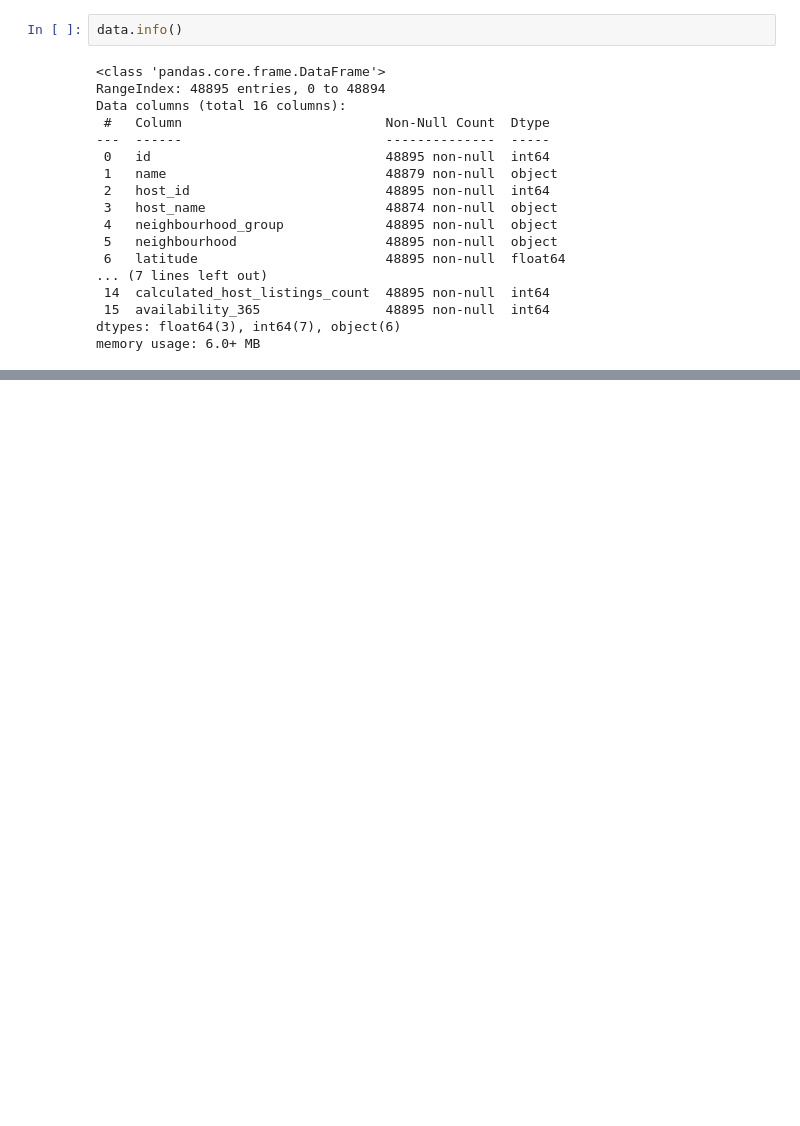
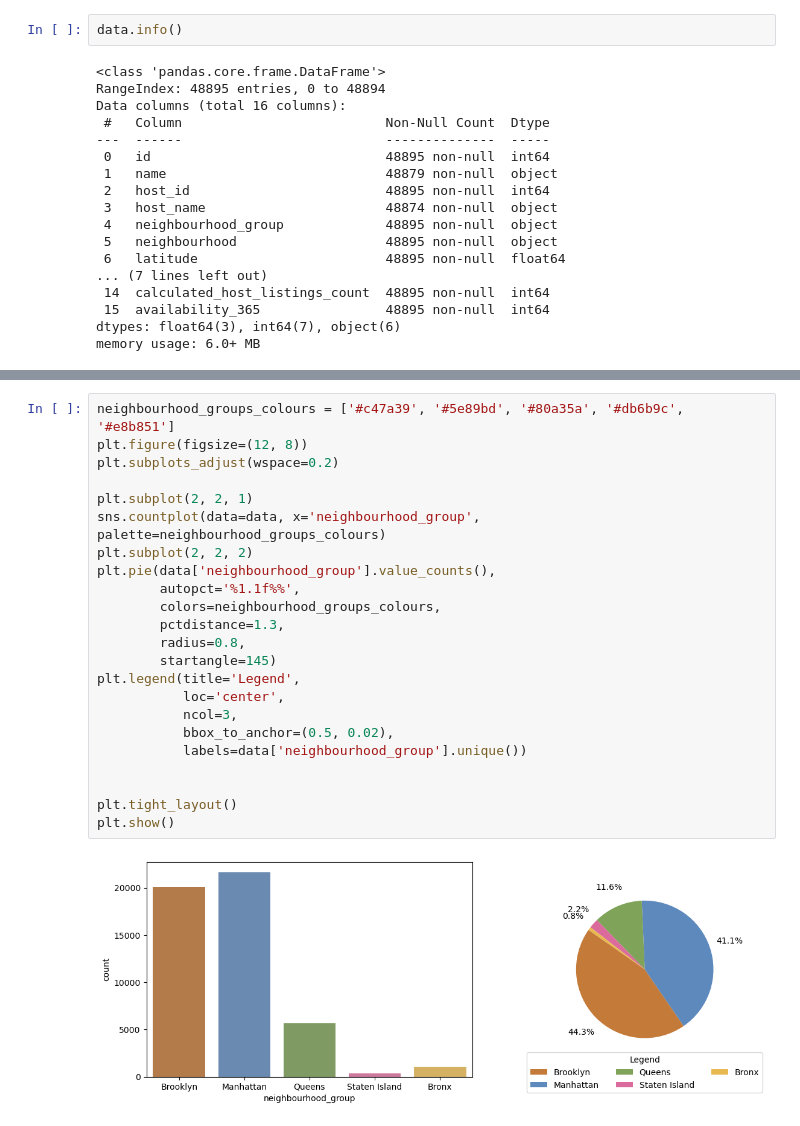
Before and after one commit to Ngugi-Joy-Grace/airbnb-business-analysis, a Jupyter notebook: analysis.ipynb, the cells around one changed output, grey strips where cells are left out. Saved outputs shown, nothing was run; the diff lists cells and outputs as text; blank space fills up the shorter version.

```diff
--- a/analysis.ipynb
+++ b/analysis.ipynb
@@ -96,0 +221,25 @@ data.head(50)
+# %%
+neighbourhood_groups_colours = ['#c47a39', '#5e89bd', '#80a35a', '#db6b9c', '#e8b851']
+plt.figure(figsize=(12, 8))
+plt.subplots_adjust(wspace=0.2)
+
+plt.subplot(2, 2, 1)
+sns.countplot(data=data, x='neighbourhood_group', palette=neighbourhood_groups_colours)
+plt.subplot(2, 2, 2)
+plt.pie(data['neighbourhood_group'].value_counts(),
+        autopct='%1.1f%%',
+        colors=neighbourhood_groups_colours,
+        pctdistance=1.3,
+        radius=0.8,
+        startangle=145)
+plt.legend(title='Legend',
+           loc='center',
+           ncol=3,
+           bbox_to_anchor=(0.5, 0.02),
+           labels=data['neighbourhood_group'].unique())
+
+
+plt.tight_layout()
+plt.show()
+# %% [output]
+[figure, added]
```
Also changed, not shown: parts of 50 cells of this notebook, 5 other files.
